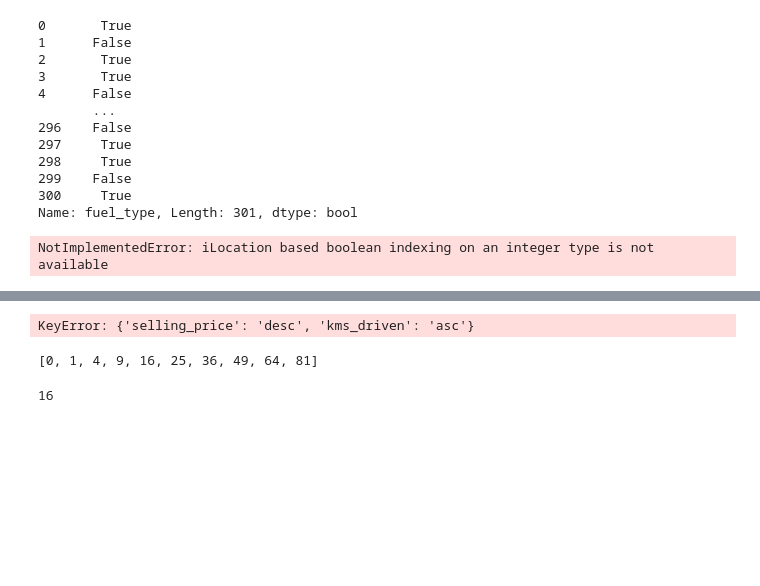
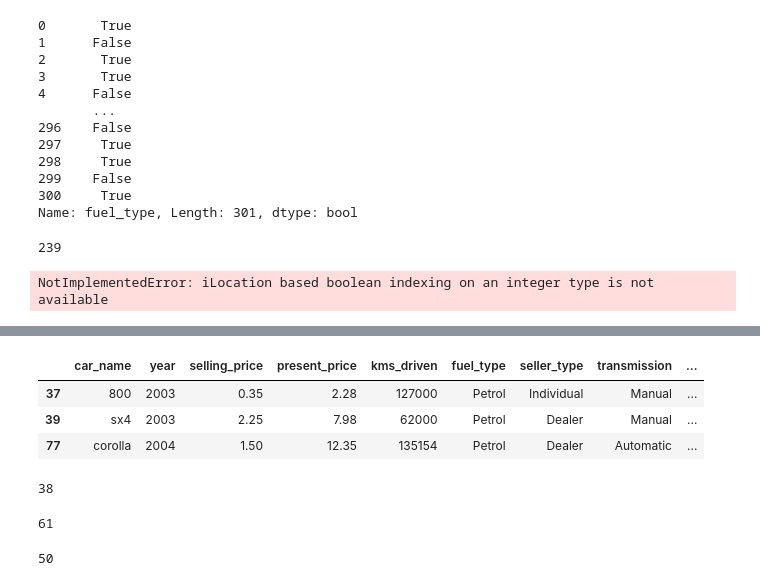
Before and after one commit to kkaur1998/ksr_de, a Jupyter notebook: python/2_cardata_analysis.ipynb, the cells around one changed output, grey strips where cells are left out. Cells and saved outputs as stored; diff of their text form; code cells hidden in the pictures; blank space fills up the shorter version.

```diff
--- a/python/2_cardata_analysis.ipynb
+++ b/python/2_cardata_analysis.ipynb
@@ -201,6 +186,10 @@ df['fuel_type']=='Petrol'
 299    False
 300     True
 Name: fuel_type, Length: 301, dtype: bool
+# %%
+df[df['fuel_type']=='Petrol']['car_name'].count()
+# %% [output]
+239
 # %%
 data.iloc[df['fuel_type']=='Petrol'].head(2)
 # %% [output]
@@ -219,14 +208,23 @@ df.sort_values('selling_price').iloc[0:9,]
 | 191 | Bajaj Discover 125 | 2012 | 0.20 | 0.570 | 25000 | Petrol | Individual | Manual | ... |
 | 194 | Hero CBZ Xtreme | 2008 | 0.20 | 0.787 | 50000 | Petrol | Individual | Manual | ... |
 # %%
-df.sort_values(by = {'selling_price':'desc','kms_driven':'asc'}).iloc[0:9]
+# df.sort_values(by = {'selling_price':'desc','kms_driven':'asc'}).iloc[0:9]
-# %% [output]
-KeyError: {'selling_price': 'desc', 'kms_driven': 'asc'}
-# %%
-[i**2 for i in range(20) if i**2<100]
-# %% [output]
-[0, 1, 4, 9, 16, 25, 36, 49, 64, 81]
-# %%
-2**4
-# %% [output]
-16
+# %%
+df.sort_values(['year','selling_price']).iloc[0:3,]
+# %% [output]
+|  | car_name | year | selling_price | present_price | kms_driven | fuel_type | seller_type | transmission | ... |
+| 37 | 800 | 2003 | 0.35 | 2.28 | 127000 | Petrol | Individual | Manual | ... |
+| 39 | sx4 | 2003 | 2.25 | 7.98 | 62000 | Petrol | Dealer | Manual | ... |
+| 77 | corolla | 2004 | 1.50 | 12.35 | 135154 | Petrol | Dealer | Automatic | ... |
+# %%
+df[df['year']==2014]['car_name'].count()
+# %% [output]
+38
+# %%
+df[df['year']==2015]['car_name'].count()
+# %% [output]
+61
+# %%
+df[df['year']==2016]['car_name'].count()
+# %% [output]
+50
```
Also changed, not shown: parts of 9 cells of this notebook, 19 other files.
